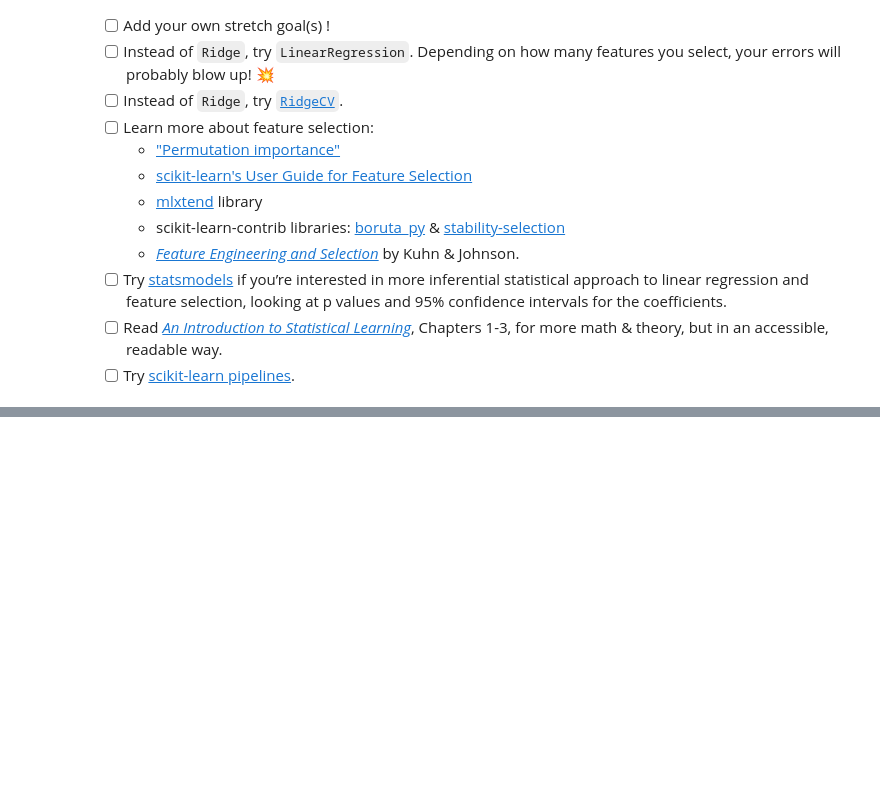
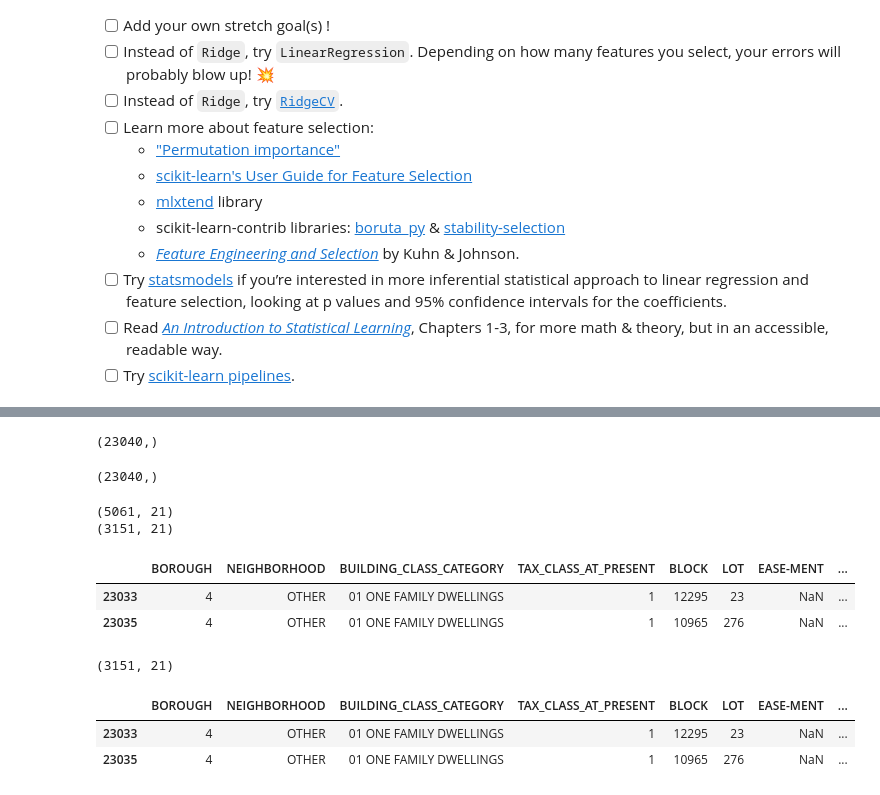
Before and after one commit to yestrella14/DS-Unit-2-Linear-Models, a Jupyter notebook: LS_DS_213_assignment.ipynb, the cells around one changed output, grey strips where cells are left out. Saved outputs shown, nothing was run; the diff lists cells and outputs as text; code cells hidden in the pictures; blank space fills up the shorter version.

```diff
--- a/LS_DS_213_assignment.ipynb
+++ b/LS_DS_213_assignment.ipynb
@@ -95,0 +115,39 @@ df.loc[~df['NEIGHBORHOOD'].isin(top10), 'NEIGHBORHOOD'] = 'OTHER'
+# %%
+feature_buildingCategory= df['BUILDING_CLASS_CATEGORY']=='01 ONE FAMILY DWELLINGS'
+feature_buildingCategory.shape
+# %% [output]
+(23040,)
+# %%
+feature_SalePrice = (df['SALE_PRICE'] >100000) & (df['SALE_PRICE']<2000000)
+feature_SalePrice.shape
+# %% [output]
+(23040,)
+# %%
+#One way of subsetting
+df2 = df[feature_buildingCategory]
+print(df2.shape)
+df3= df2[feature_SalePrice]
+print(df3.shape)
+# %% [output]
+(5061, 21)
+(3151, 21)
+# %%
+df3.tail(2)
+# %% [output]
+|  | BOROUGH | NEIGHBORHOOD | BUILDING_CLASS_CATEGORY | TAX_CLASS_AT_PRESENT | BLOCK | LOT | EASE-MENT | ... |
+| 23033 | 4 | OTHER | 01 ONE FAMILY DWELLINGS | 1 | 12295 | 23 | NaN | ... |
+| 23035 | 4 | OTHER | 01 ONE FAMILY DWELLINGS | 1 | 10965 | 276 | NaN | ... |
+# %%
+import numpy as np
+#Use logical and operator with the set features gets the same results as above
+realstate_df = df[np.logical_and(feature_buildingCategory,feature_SalePrice)]
+
+realstate_df.shape
+# %% [output]
+(3151, 21)
+# %%
+realstate_df.tail(2)
+# %% [output]
+|  | BOROUGH | NEIGHBORHOOD | BUILDING_CLASS_CATEGORY | TAX_CLASS_AT_PRESENT | BLOCK | LOT | EASE-MENT | ... |
+| 23033 | 4 | OTHER | 01 ONE FAMILY DWELLINGS | 1 | 12295 | 23 | NaN | ... |
+| 23035 | 4 | OTHER | 01 ONE FAMILY DWELLINGS | 1 | 10965 | 276 | NaN | ... |
```
Also changed, not shown: parts of 14 cells of this notebook.
